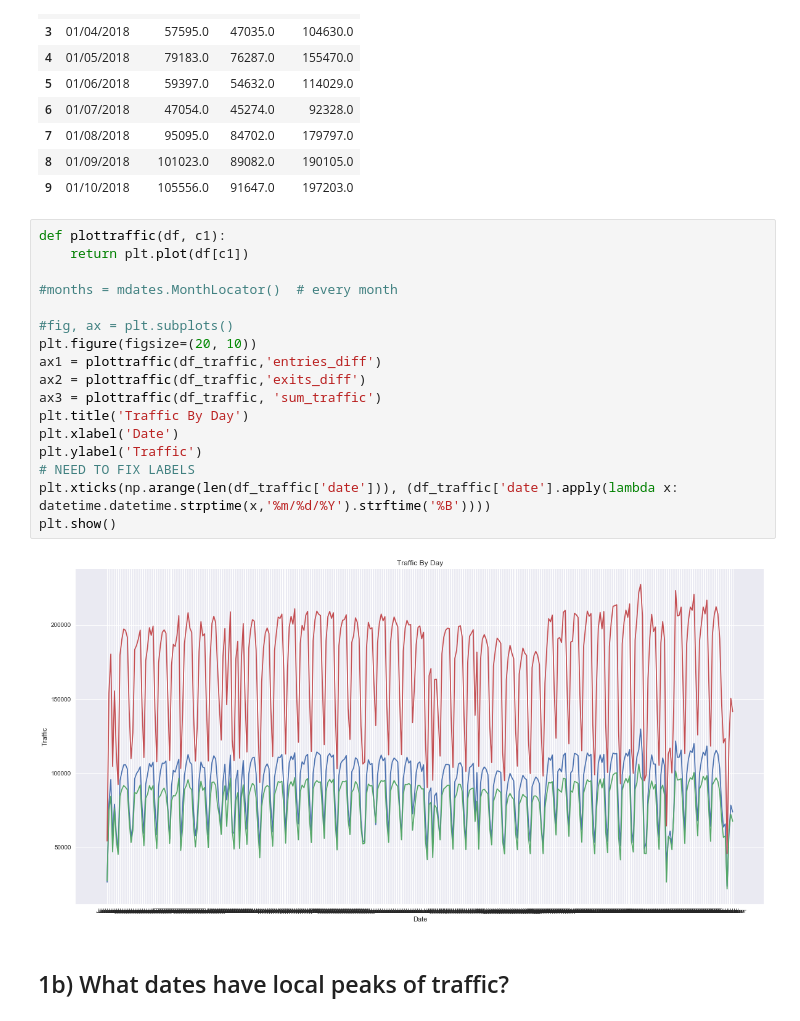
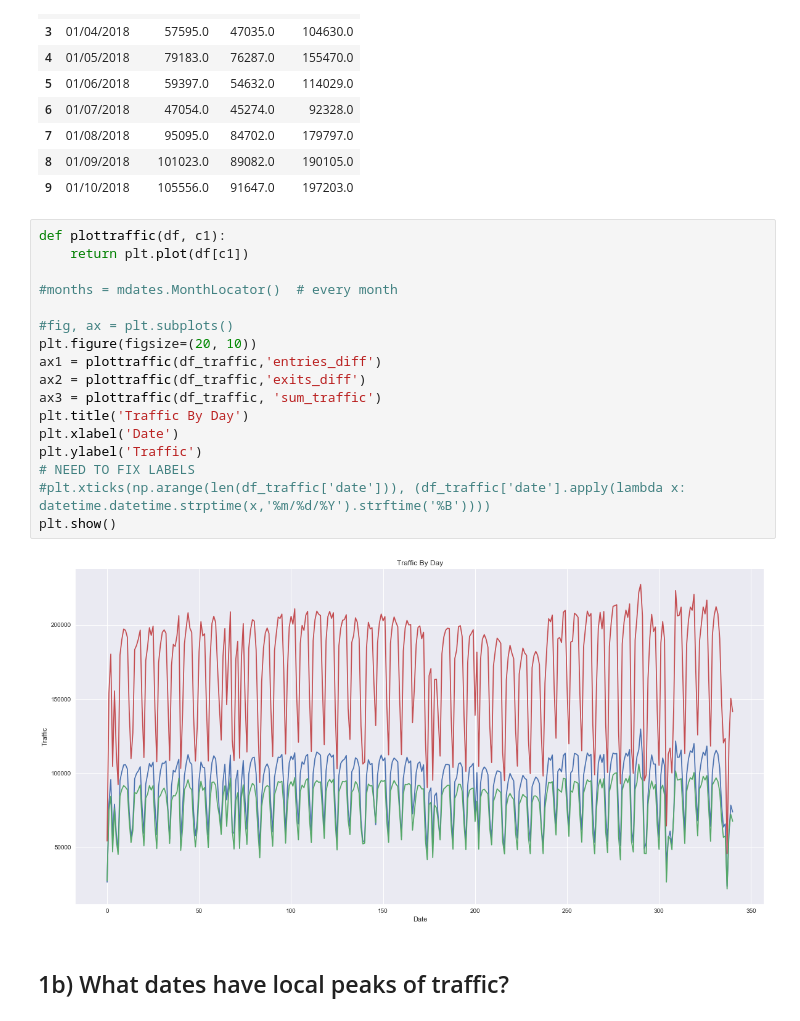
Before and after one commit to MahfuzurRahmanMiah/MTA_Turnstile_Data, a Jupyter notebook: MTA_Turnstile_Data_Report.ipynb, the cells around one changed output. Cells and saved outputs as stored; diff of their text form.

```diff
--- a/MTA_Turnstile_Data-Copy2.ipynb
+++ b/MTA_Turnstile_Data_Report.ipynb
@@ -584,22 +579,22 @@ df_traffic.head(10)
 # %%
 def plottraffic(df, c1):
     return plt.plot(df[c1])
 
 #months = mdates.MonthLocator()  # every month
 
 #fig, ax = plt.subplots()
 plt.figure(figsize=(20, 10))
 ax1 = plottraffic(df_traffic,'entries_diff')
 ax2 = plottraffic(df_traffic,'exits_diff')
 ax3 = plottraffic(df_traffic, 'sum_traffic')
 plt.title('Traffic By Day')
 plt.xlabel('Date')
 plt.ylabel('Traffic')
 # NEED TO FIX LABELS
-plt.xticks(np.arange(len(df_traffic['date'])), (df_traffic['date'].apply(lambda x: datetime.datetime.strptime(x,'%m/%d/%Y').strftime('%B'))))
+#plt.xticks(np.arange(len(df_traffic['date'])), (df_traffic['date'].apply(lambda x: datetime.datetime.strptime(x,'%m/%d/%Y').strftime('%B'))))
 plt.show()
 # %% [output]
-[figure, old version]
+[figure, new version]
 # %% [markdown]
 ## 1b) What dates have local peaks of traffic?
 # %%
```
Also changed, not shown: parts of 2 cells of this notebook.
